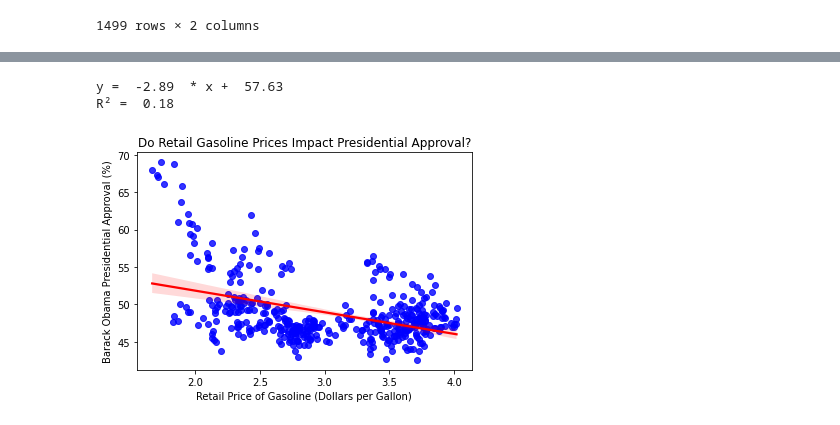
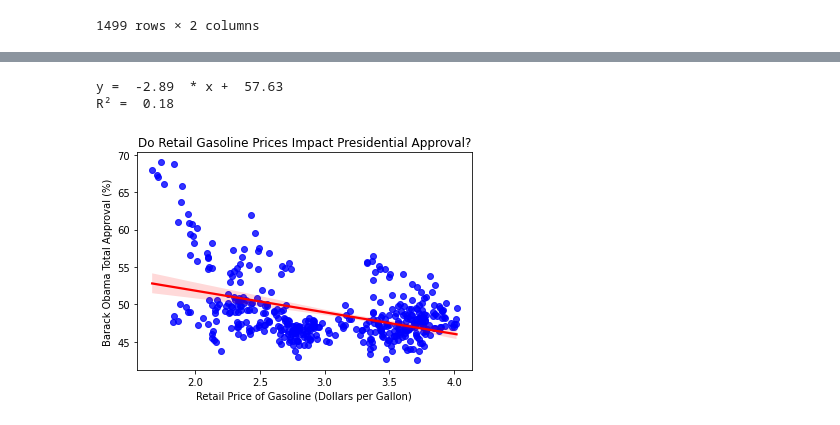
Before and after one commit to Edward-Natusch/Edward-Natusch.github.io, a Jupyter notebook: Homework9_Advanced_Analytics.ipynb, the cells around one changed output, grey strips where cells are left out. Saved outputs shown, nothing was run; the diff lists cells and outputs as text; code cells hidden in the pictures.

```diff
--- a/Homework9_Advanced_Analytics.ipynb
+++ b/Homework9_Advanced_Analytics.ipynb
@@ -15,6 +15,10 @@ DF_Obama_Approval["Date"] = pd.to_datetime(DF_Obama_Approval["Date"])
 DF_Obama_Approval['Total Approve'] = DF_Obama_Approval['Total Approve'].str.replace('%',' ')
 DF_Obama_Approval['Total Approve'] = pd.to_numeric(DF_Obama_Approval['Total Approve'], errors ='coerce')
 DF_Obama_Approval.dropna(subset = ["Total Approve"], inplace=True)
+
+DF_Obama_Approval['Strongly Disapprove'] = DF_Obama_Approval['Strongly Disapprove'].str.replace('%',' ')
+DF_Obama_Approval['Strongly Disapprove'] = pd.to_numeric(DF_Obama_Approval['Strongly Disapprove'], errors ='coerce')
+DF_Obama_Approval.dropna(subset = ["Total Disapprove"], inplace=True)
 
 # Creating Weekly averages for presidential approval
 
@@ -31,7 +35,8 @@ DF_Obama_Approval_Weekly['Date'] = pd.DatetimeIndex(DF_Obama_Approval_Weekly['Da
 
 # Renaming Columns
 
-DF_Obama_Approval_Weekly.columns = ['Date','Barack Obama Presidential Approval (%)']
+DF_Obama_Approval_Weekly.columns = ['Date','Barack Obama Strongly Dissaprove (%)','Barack Obama Total Approval (%)']
+
 
 DF_Obama_Approval_Weekly
 # %% [output]
@@ -129,27 +134,27 @@ DF_Obama_Approval_Weekly_With_Gasoline_Prices
 # %%
 # Regressing Presidential Approval (Weekly Average) on the weekly Retail Price Price of Gasoline
 
 import matplotlib.pyplot as plt
 import seaborn as sns
 import numpy as np
 
 x = DF_Obama_Approval_Weekly_With_Gasoline_Prices['Retail Price of Gasoline (Dollars per Gallon)']
 
-y = DF_Obama_Approval_Weekly_With_Gasoline_Prices['Barack Obama Presidential Approval (%)']
+y = DF_Obama_Approval_Weekly_With_Gasoline_Prices['Barack Obama Total Approval (%)']
 
 ax = sns.regplot(x, y, scatter_kws={"color": "blue"}, line_kws={"color": "red"}).set_title('Do Retail Gasoline Prices Impact Presidential Approval?')
 
 # Calculating a regression equation and R^2
 
 from scipy.stats import linregress
 slope, intercept, rvalue, pvalue, stderr = linregress(x, y)
 print('y = ',np.round(slope,2),' * x + ',np.round(intercept,2))
 print('R² = ',np.round(rvalue**2,2))
 
 # Saving the plot as an image
 
 plt.savefig('Homework9_Advanced_Analytics.png')
 # %% [output]
 y =  -2.89  * x +  57.63
 R² =  0.18
-[figure, old version]
+[figure, new version]
```
Also changed, not shown: parts of 3 cells of this notebook.
